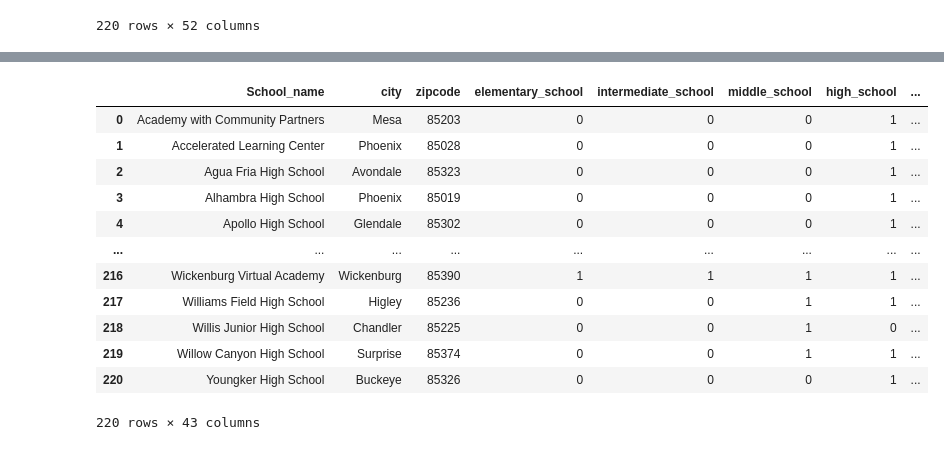
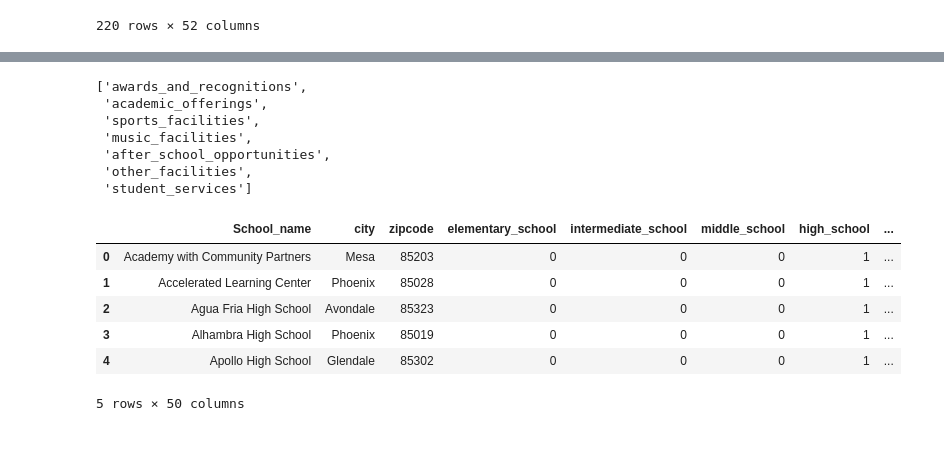
Before and after one commit to rshriharripriya/School_Recommendation_System, a Jupyter notebook: Step_3_data_cleaning.ipynb, the cells around one changed output, grey strips where cells are left out. Saved outputs shown, nothing was run; the diff lists cells and outputs as text; code cells hidden in the pictures.

```diff
--- a/Step_3_data_cleaning.ipynb
+++ b/Step_3_data_cleaning.ipynb
@@ -194,7 +202,9 @@ def remove_lt_symbol(text):
     else:
         return text
 for column in school_data.columns:
-    school_data[column] = school_data[column].apply(remove_lt_symbol)
+    if column not in ignored_cols:
+        # print(column)
+        school_data[column] = school_data[column].apply(remove_lt_symbol)
 # %%
 
 #Removing ','
@@ -205,7 +215,9 @@ def remove_comma(text):
         return text
 
 for column in school_data.columns:
-    school_data[column] = school_data[column].apply(remove_comma)
+    if column not in ignored_cols:
+        # print(column)
+        school_data[column] = school_data[column].apply(remove_comma)
 # %%
 
 #Removing '$' sign
@@ -215,7 +227,8 @@ def remove_dollar(text):
     else:
         return text
 for column in school_data.columns:
-    school_data[column] = school_data[column].apply(remove_dollar)
+    if column not in ignored_cols:
+        school_data[column] = school_data[column].apply(remove_dollar)
 # %%
 
 #Converting to int
@@ -446,22 +469,25 @@ school_data.drop('school_type',axis=1, inplace=True)
 # %%
-school_data.drop(school_data.columns[38:45], axis=1,inplace=True)
+# school_data.drop(school_data.columns[38:45], axis=1,inplace=True)
+list(school_data.columns[38:45])
+# %% [output]
+['awards_and_recognitions',
+ 'academic_offerings',
+ 'sports_facilities',
+ 'music_facilities',
+ 'after_school_opportunities',
+ 'other_facilities',
+ 'student_services']
 # %%
 # Remove duplicates from the DataFrame
 school_data.drop_duplicates(inplace=True)
 # %%
-school_data
+school_data.head(5)
 # %% [output]
 |  | School_name | city | zipcode | elementary_school | intermediate_school | middle_school | high_school | ... |
 | 0 | Academy with Community Partners | Mesa | 85203 | 0 | 0 | 0 | 1 | ... |
 | 1 | Accelerated Learning Center | Phoenix | 85028 | 0 | 0 | 0 | 1 | ... |
 | 2 | Agua Fria High School | Avondale | 85323 | 0 | 0 | 0 | 1 | ... |
 | 3 | Alhambra High School | Phoenix | 85019 | 0 | 0 | 0 | 1 | ... |
 | 4 | Apollo High School | Glendale | 85302 | 0 | 0 | 0 | 1 | ... |
-| ... | ... | ... | ... | ... | ... | ... | ... | ... |
-| 216 | Wickenburg Virtual Academy | Wickenburg | 85390 | 1 | 1 | 1 | 1 | ... |
-| 217 | Williams Field High School | Higley | 85236 | 0 | 0 | 1 | 1 | ... |
-| 218 | Willis Junior High School | Chandler | 85225 | 0 | 0 | 1 | 0 | ... |
-| 219 | Willow Canyon High School | Surprise | 85374 | 0 | 0 | 1 | 1 | ... |
-| 220 | Youngker High School | Buckeye | 85326 | 0 | 0 | 0 | 1 | ... |
-220 rows × 43 columns
+5 rows × 50 columns
 # %%
```
Also changed, not shown: parts of 4 cells of this notebook, 7 other files.
